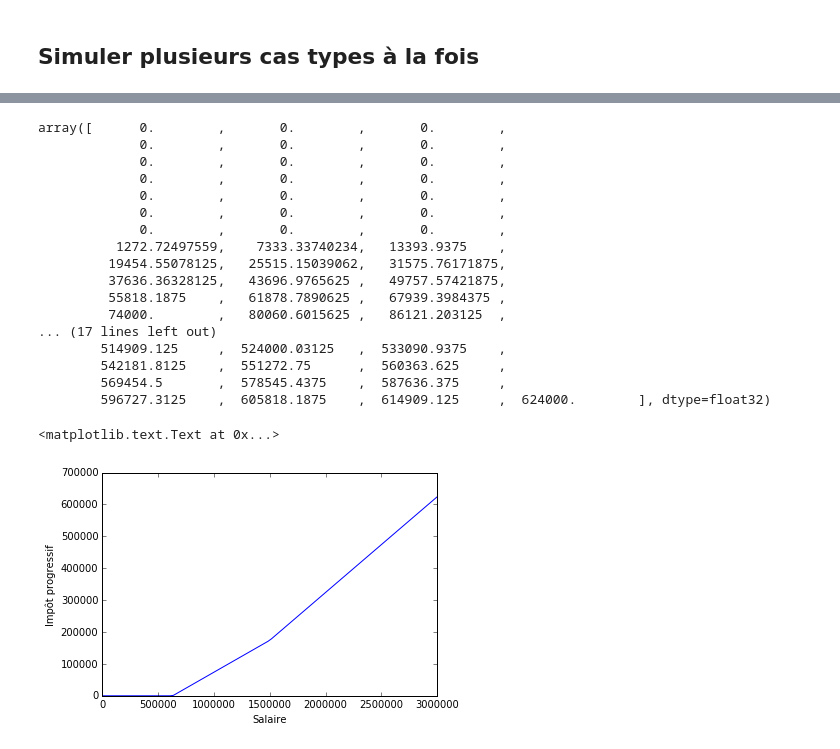
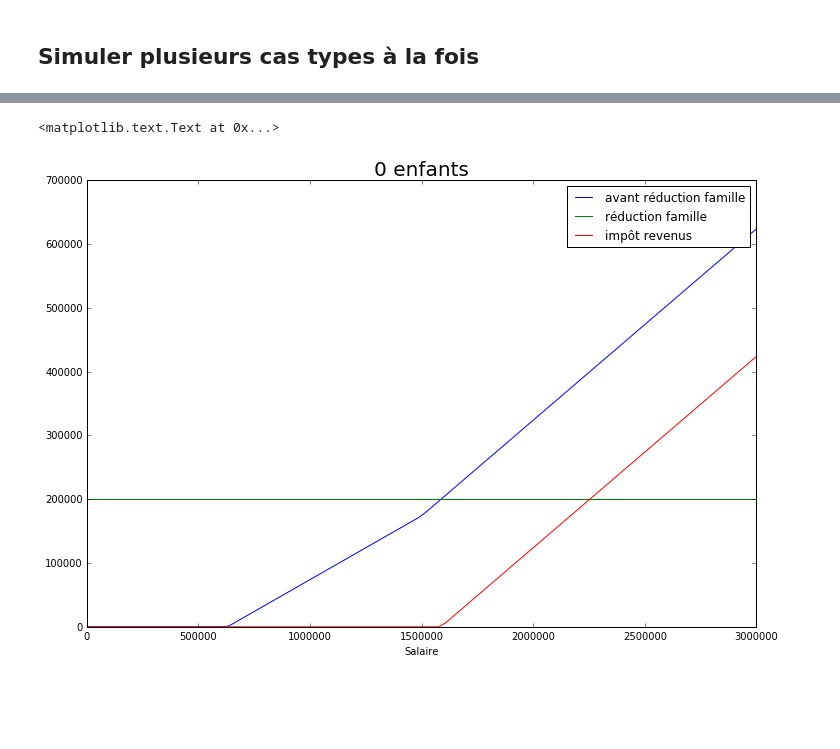
Before and after one commit to openfisca/openfisca-senegal, a Jupyter notebook: notebooks/Senegalese tax and benefit system from scratch.ipynb, the cells around one changed output, grey strips where cells are left out. Saved outputs shown, nothing was run; the diff lists cells and outputs as text; code cells hidden in the pictures; blank space fills up the shorter version.

```diff
--- a/notebooks/Senegalese tax and benefit system from scratch.ipynb
+++ b/notebooks/Senegalese tax and benefit system from scratch.ipynb
@@ -191,31 +351,3 @@ array([       0.     ,    30303.03125,    60606.0625 ,    90909.09375,
-# %%
-impot_progressif = simulation2.calculate('impot_progressif', period='2015')
-impot_progressif
-# %% [output]
-array([      0.        ,       0.        ,       0.        ,
-             0.        ,       0.        ,       0.        ,
-             0.        ,       0.        ,       0.        ,
-             0.        ,       0.        ,       0.        ,
-             0.        ,       0.        ,       0.        ,
-             0.        ,       0.        ,       0.        ,
-             0.        ,       0.        ,       0.        ,
-          1272.72497559,    7333.33740234,   13393.9375    ,
-         19454.55078125,   25515.15039062,   31575.76171875,
-         37636.36328125,   43696.9765625 ,   49757.57421875,
-         55818.1875    ,   61878.7890625 ,   67939.3984375 ,
-         74000.        ,   80060.6015625 ,   86121.203125  ,
-... (17 lines left out)
-        514909.125     ,  524000.03125   ,  533090.9375    ,
-        542181.8125    ,  551272.75      ,  560363.625     ,
-        569454.5       ,  578545.4375    ,  587636.375     ,
-        596727.3125    ,  605818.1875    ,  614909.125     ,  624000.        ], dtype=float32)
 # %%
 import matplotlib.pyplot as plt
 %matplotlib inline
-# %%
-plt.plot(salaire, impot_progressif)
-plt.xlabel(u'Salaire')
-plt.ylabel(u'Impôt progressif')
-# %% [output]
-<matplotlib.text.Text at 0x...>
-[figure, removed]
@@ -221,0 +379,11 @@ plt.ylabel(u'Impôt progressif')
+# %%
+plt.figure(figsize=(12, 8))
+plt.plot(salaire1, impot_avant_reduction_famille1, label=u'avant réduction famille')
+plt.plot(salaire1, reduction_impots_pour_charge_famille1, label=u'réduction famille')
+plt.plot(salaire1, impot_revenus1, label=u'impôt revenus')
+plt.xlabel(u'Salaire')
+plt.legend()
+plt.title(u'0 enfants', fontsize=20)
+# %% [output]
+<matplotlib.text.Text at 0x...>
+[figure, added]
```
Also changed, not shown: parts of 20 cells of this notebook.
